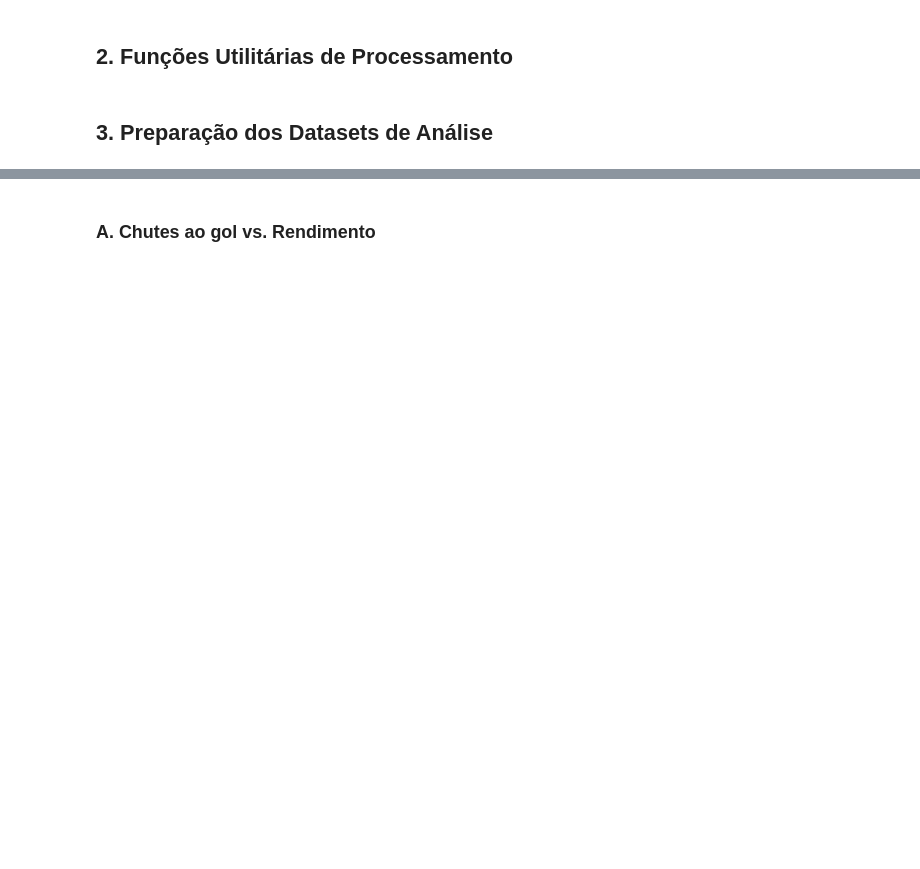
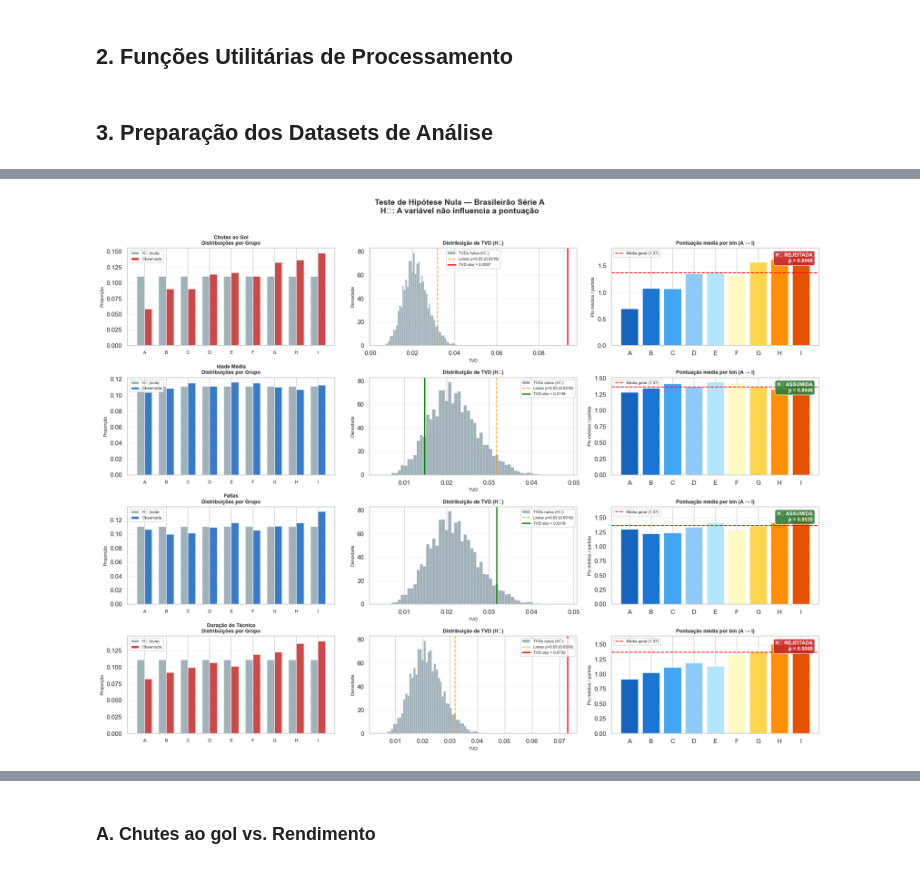
Before and after one commit to ironsteve43/trabalhoICD, a Jupyter notebook: analise_refactored.ipynb, the cells around one changed output, grey strips where cells are left out. Drawn from its saved outputs; the diff is of its cells as text; code cells hidden in the pictures; blank space fills up the shorter version.

```diff
--- a/analise_refactored.ipynb
+++ b/analise_refactored.ipynb
@@ -83,0 +499,20 @@ print(f"Dataset Scout: {len(df_scout)} partidas")
+# %%
+#
+# Aplica o teste às 4 distribuições calculadas anteriormente
+#
+serie_chutes  = tabela_chutes['pontuacao_por_partida']
+serie_idade   = tabela_idade['pontuacao_por_partida']
+serie_faltas  = tabela_faltas['pontuacao_por_partida']
+serie_tecnico = tabela_tecnicos['pontuacao_media_por_partida']
+
+resultados = [
+    testar_distribuicao(serie_chutes,  tvd_dist_nula, 'Chutes ao Gol'),
+    testar_distribuicao(serie_idade,   tvd_dist_nula, 'Idade Média'),
+    testar_distribuicao(serie_faltas,  tvd_dist_nula, 'Faltas'),
+    testar_distribuicao(serie_tecnico, tvd_dist_nula, 'Duração do Técnico'),
+]
+
+print("\n=== RESULTADOS DOS TESTES ===")
+for r in resultados:
+    status = "REJEITADA" if r['rejeitada'] else "ASSUMIDA "
+    print(f"  {r['nome']:22s} | TVD = {r['tvd_obs']:.5f} | p-value = {r['p_value']:.4f} | H0 {status}")
@@ -83,0 +525,75 @@ print(f"Dataset Scout: {len(df_scout)} partidas")
+# %%
+#
+# Gráfico final — 4 linhas x 3 painéis
+#    Col 1: distribuições por grupo A..I (H0 vs observada)
+#    Col 2: histograma dos TVDs nulos + linha do TVD observado
+#    Col 3: pontuação média por bin A→I com selo de decisão
+#
+fig = plt.figure(figsize=(18, 14))
+fig.suptitle(
+    'Teste de Hipótese Nula — Brasileirão Série A\n'
+    'H₀: A variável não influencia a pontuação',
+    fontsize=14, fontweight='bold', y=0.98
+)
+
+cores_grupo = ['#1565C0', '#1976D2', '#42A5F5', '#90CAF9', '#B3E5FC',
+               '#FFF9C4', '#FFD54F', '#FF8F00', '#E65100']
+
+for i, res in enumerate(resultados):
+
+    # --- Painel 1: distribuições por grupo ---
+    ax1 = fig.add_subplot(4, 3, i * 3 + 1)
+    x = np.arange(9)
+    w = 0.35
+    ax1.bar(x - w/2, res['dist_nula'],  w, label='H₀ (nula)',  color='#90A4AE', alpha=0.85)
+    ax1.bar(x + w/2, res['dist_teste'], w, label='Observada',
+            color='#C62828' if res['rejeitada'] else '#1565C0', alpha=0.85)
+    ax1.set_xticks(x)
+    ax1.set_xticklabels(GRUPOS, fontsize=8)
+    ax1.set_title(f"{res['nome']}\nDistribuições por Grupo", fontsize=9, fontweight='bold')
+    ax1.set_ylabel('Proporção', fontsize=8)
+    ax1.legend(fontsize=7)
+    ax1.grid(axis='y', alpha=0.2)
+
+    # --- Painel 2: distribuição de TVDs nulos + TVD observado ---
+    ax2 = fig.add_subplot(4, 3, i * 3 + 2)
+    ax2.hist(tvd_dist_nula, bins=60, color='#90A4AE', edgecolor='white',
+             linewidth=0.3, alpha=0.85, density=True, label='TVDs nulos (H₀)')
+    p95 = np.percentile(tvd_dist_nula, 95)
+    ax2.axvline(p95, color='orange', linewidth=1.5, linestyle='--',
+                label=f'Limiar p=0.05 ({p95:.4f})')
+    ax2.axvline(res['tvd_obs'],
+                color='red' if res['rejeitada'] else 'green',
+                linewidth=2.2, linestyle='-',
+                label=f"TVD obs = {res['tvd_obs']:.4f}")
+    ax2.set_title('Distribuição de TVD (H₀)', fontsize=9, fontweight='bold')
+    ax2.set_xlabel('TVD', fontsize=8)
+    ax2.set_ylabel('Densidade', fontsize=8)
+    ax2.legend(fontsize=7)
+    ax2.grid(axis='y', alpha=0.2)
+
+    # --- Painel 3: pontuação média por bin A..I com selo de decisão ---
+    ax3 = fig.add_subplot(4, 3, i * 3 + 3)
+    ax3.bar(GRUPOS, res['valores_9'], color=cores_grupo, edgecolor='white', linewidth=0.4)
+    ax3.axhline(media_brasileirao, color='red', linewidth=1.5, linestyle='--',
+                label=f'Média geral ({media_brasileirao:.2f})')
+    ax3.set_title('Pontuação média por bin (A → I)', fontsize=9, fontweight='bold')
+    ax3.set_ylabel('Pts médios / partida', fontsize=8)
+    ax3.legend(fontsize=7)
+    ax3.grid(axis='y', alpha=0.2)
+
+    cor_selo = '#C62828' if res['rejeitada'] else '#2E7D32'
+    texto    = (f"H₀ REJEITADA\np = {res['p_value']:.4f}"
+                if res['rejeitada'] else
+                f"H₀ ASSUMIDA\np = {res['p_value']:.4f}")
+    ax3.text(0.97, 0.95, texto, transform=ax3.transAxes,
+             fontsize=9, fontweight='bold', color='white',
+             verticalalignment='top', horizontalalignment='right',
+             bbox=dict(boxstyle='round,pad=0.4', facecolor=cor_selo, alpha=0.9))
+
+plt.tight_layout(rect=[0, 0, 1, 0.97])
+plt.savefig('teste_hipotese.png', dpi=150, bbox_inches='tight')
+plt.show()
+print("Gráfico salvo em teste_hipotese.png")
+# %% [output]
+[figure, added]
```
Also changed, not shown: parts of 49 cells of this notebook.
